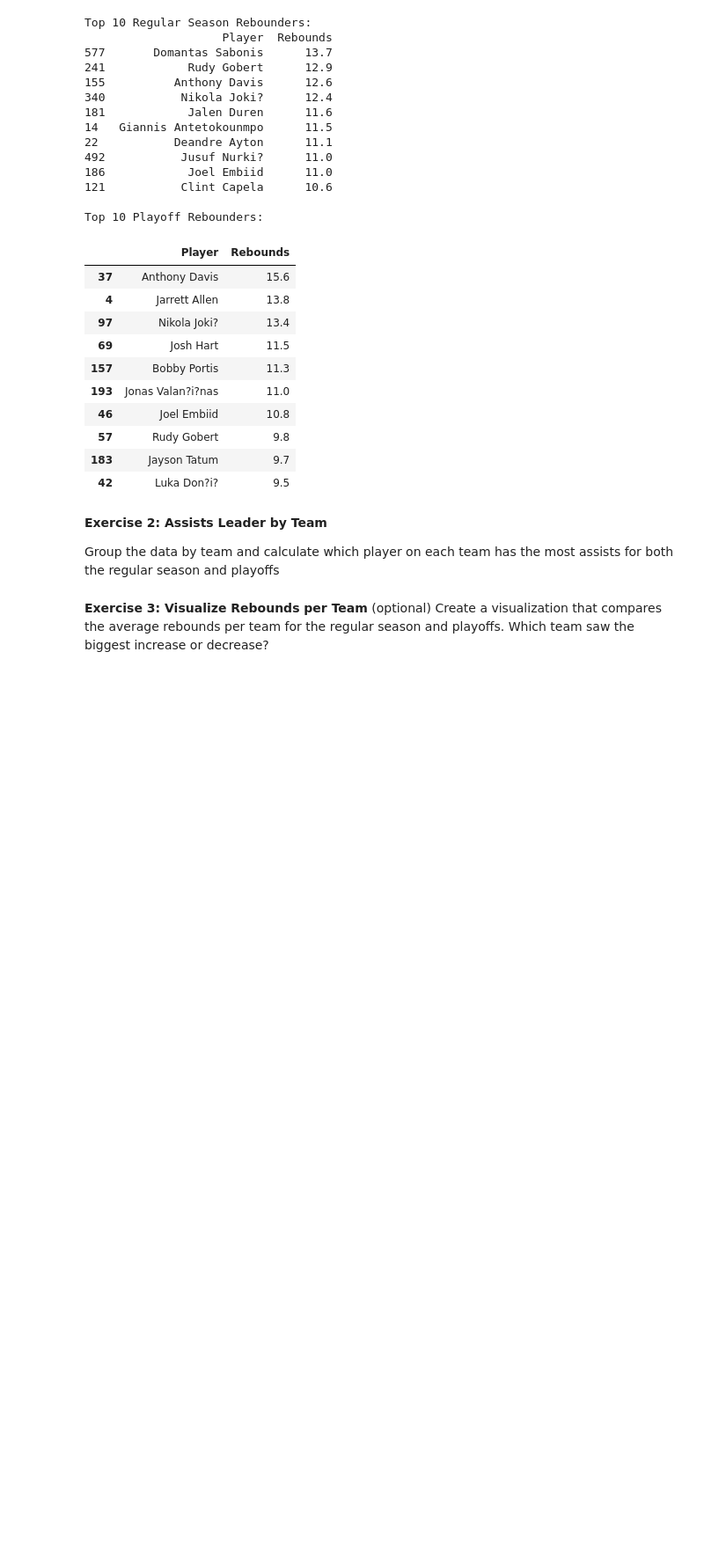
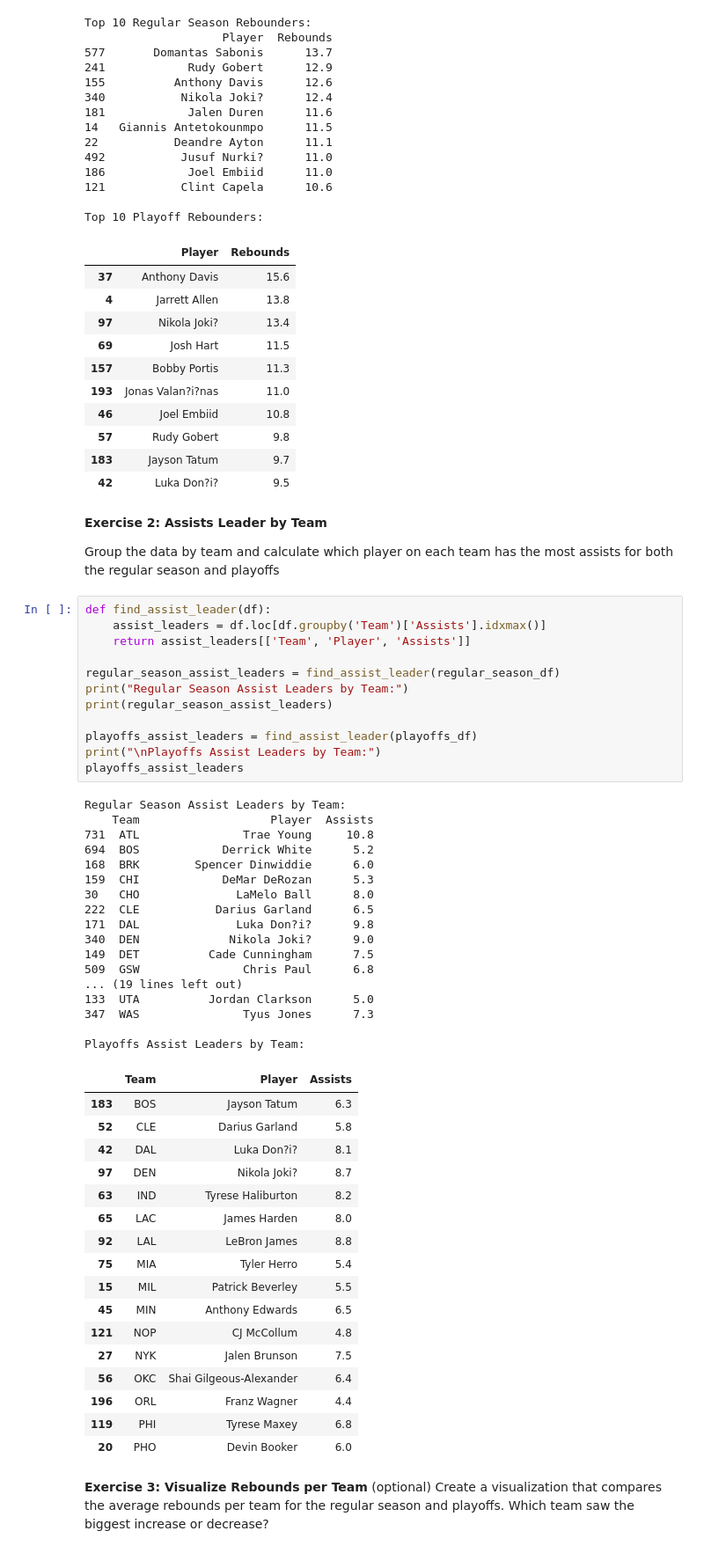
Before and after one commit to qjy9ey/qjy9ey, a Jupyter notebook: Pandas_and_CSV_Hands_On.ipynb, the cells around one changed output. Shown: that part at 88% size. Drawn from its saved outputs; the diff is of its cells as text; blank space fills up the shorter version.

```diff
--- a/Pandas_and_CSV_Hands_On.ipynb
+++ b/Pandas_and_CSV_Hands_On.ipynb
@@ -300,6 +300,53 @@ Top 10 Playoff Rebounders:
 **Exercise 2: Assists Leader by Team**
 
 Group the data by team and calculate which player on each team has the most assists for both the regular season and playoffs
+# %%
+def find_assist_leader(df):
+    assist_leaders = df.loc[df.groupby('Team')['Assists'].idxmax()]
+    return assist_leaders[['Team', 'Player', 'Assists']]
+
+regular_season_assist_leaders = find_assist_leader(regular_season_df)
+print("Regular Season Assist Leaders by Team:")
+print(regular_season_assist_leaders)
+
+playoffs_assist_leaders = find_assist_leader(playoffs_df)
+print("\nPlayoffs Assist Leaders by Team:")
+playoffs_assist_leaders
+# %% [output]
+Regular Season Assist Leaders by Team:
+    Team                   Player  Assists
+731  ATL               Trae Young     10.8
+694  BOS            Derrick White      5.2
+168  BRK        Spencer Dinwiddie      6.0
+159  CHI            DeMar DeRozan      5.3
+30   CHO              LaMelo Ball      8.0
+222  CLE           Darius Garland      6.5
+171  DAL              Luka Don?i?      9.8
+340  DEN             Nikola Joki?      9.0
+149  DET          Cade Cunningham      7.5
+509  GSW               Chris Paul      6.8
+... (19 lines left out)
+133  UTA          Jordan Clarkson      5.0
+347  WAS               Tyus Jones      7.3
+
+Playoffs Assist Leaders by Team:
+|  | Team | Player | Assists |
+| 183 | BOS | Jayson Tatum | 6.3 |
+| 52 | CLE | Darius Garland | 5.8 |
+| 42 | DAL | Luka Don?i? | 8.1 |
+| 97 | DEN | Nikola Joki? | 8.7 |
+| 63 | IND | Tyrese Haliburton | 8.2 |
+| 65 | LAC | James Harden | 8.0 |
+| 92 | LAL | LeBron James | 8.8 |
+| 75 | MIA | Tyler Herro | 5.4 |
+| 15 | MIL | Patrick Beverley | 5.5 |
+| 45 | MIN | Anthony Edwards | 6.5 |
+| 121 | NOP | CJ McCollum | 4.8 |
+| 27 | NYK | Jalen Brunson | 7.5 |
+| 56 | OKC | Shai Gilgeous-Alexander | 6.4 |
+| 196 | ORL | Franz Wagner | 4.4 |
+| 119 | PHI | Tyrese Maxey | 6.8 |
+| 20 | PHO | Devin Booker | 6.0 |
 # %% [markdown]
 **Exercise 3: Visualize Rebounds per Team** (optional)
 Create a visualization that compares the average rebounds per team for the regular season and playoffs. Which team saw the biggest increase or decrease?
```
